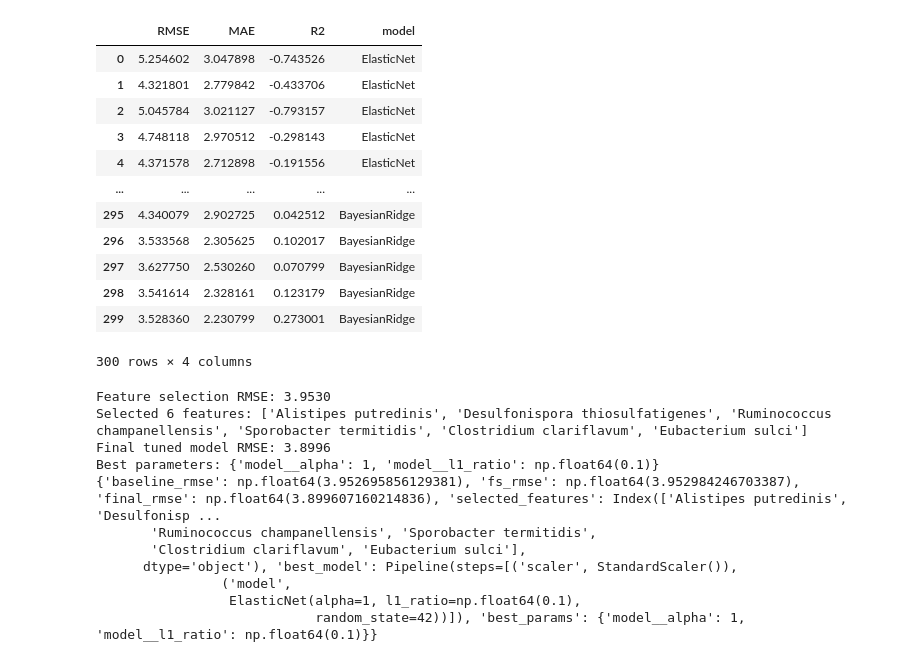
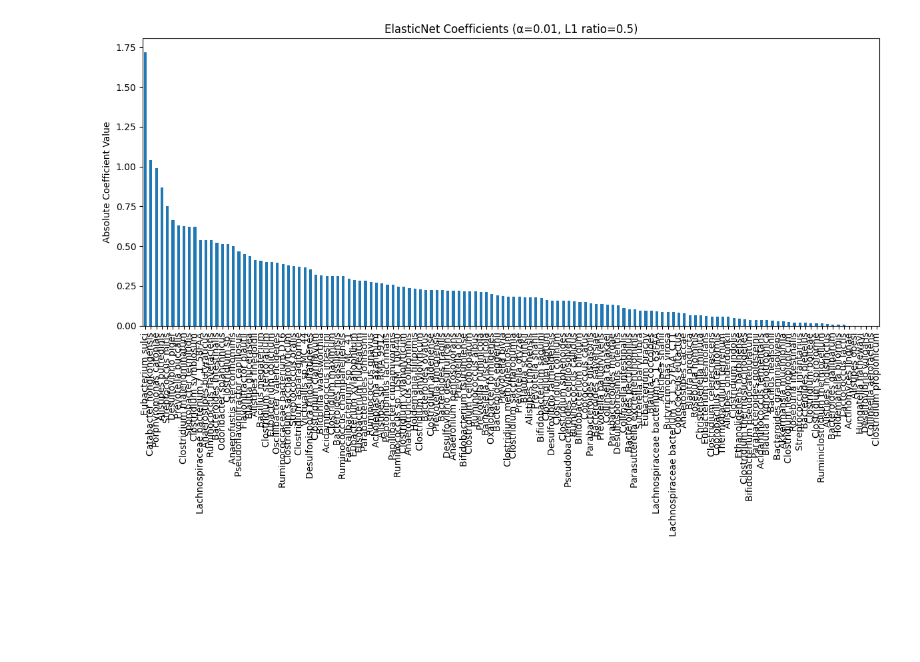
Before and after one commit to capybbarra/MLinCB-Assignment-1, a Jupyter notebook: model_analysis.ipynb, the cells around one changed output. Saved outputs shown, nothing was run; the diff lists cells and outputs as text; code cells hidden in the pictures; blank space fills up the shorter version.

```diff
--- a/model_analysis.ipynb
+++ b/model_analysis.ipynb
@@ -12,4 +12,4 @@ val_data_path = "data/assignment1_val_set.csv"
 X_train, y_train = load_data(dev_data_path)
 X_test, y_test = load_data(val_data_path)
 
-X_train, X_test = scale(X_train, X_test)
+#X_train, X_test = scale(X_train, X_test)
@@ -54,56 +79,5 @@ TypeError: list indices must be integers or slices, not str
-# %%
-combined_eval_df
-# %% [output]
-|  | RMSE | MAE | R2 | model |
-| 0 | 5.254602 | 3.047898 | -0.743526 | ElasticNet |
-| 1 | 4.321801 | 2.779842 | -0.433706 | ElasticNet |
-| 2 | 5.045784 | 3.021127 | -0.793157 | ElasticNet |
-| 3 | 4.748118 | 2.970512 | -0.298143 | ElasticNet |
-| 4 | 4.371578 | 2.712898 | -0.191556 | ElasticNet |
-| ... | ... | ... | ... | ... |
-| 295 | 4.340079 | 2.902725 | 0.042512 | BayesianRidge |
-| 296 | 3.533568 | 2.305625 | 0.102017 | BayesianRidge |
-| 297 | 3.627750 | 2.530260 | 0.070799 | BayesianRidge |
-| 298 | 3.541614 | 2.328161 | 0.123179 | BayesianRidge |
-| 299 | 3.528360 | 2.230799 | 0.273001 | BayesianRidge |
-300 rows × 4 columns
-# %%
-
-# Step 2: Feature selection
-fs_rmse, selected_features, fs_model = func.feature_selection(
-    X_train, y_train, X_test, y_test
-)
-print(f"Feature selection RMSE: {fs_rmse:.4f}")
-print(f"Selected {len(selected_features)} features: {selected_features.tolist()}")
-
-# Step 3: Model tuning
-best_model, best_params = func.tune_model(X_train, y_train, selected_features)
-
-# Evaluate final model on test set
-X_test_selected = X_test[selected_features]
-y_pred = best_model.predict(X_test_selected)
-final_rmse = np.sqrt(func.mean_squared_error(y_test, y_pred))
-
-print(f"Final tuned model RMSE: {final_rmse:.4f}")
-print(f"Best parameters: {best_params}")
-
-print({
-    'baseline_rmse': baseline_rmse,
-    'fs_rmse': fs_rmse,
-    'final_rmse': final_rmse,
-    'selected_features': selected_features,
-    'best_model': best_model,
-    'best_params': best_params
-})
-# %% [output]
-Feature selection RMSE: 3.9530
-Selected 6 features: ['Alistipes putredinis', 'Desulfonispora thiosulfatigenes', 'Ruminococcus champanellensis', 'Sporobacter termitidis', 'Clostridium clariflavum', 'Eubacterium sulci']
-Final tuned model RMSE: 3.8996
-Best parameters: {'model__alpha': 1, 'model__l1_ratio': np.float64(0.1)}
-{'baseline_rmse': np.float64(3.952695856129381), 'fs_rmse': np.float64(3.952984246703387), 'final_rmse': np.float64(3.899607160214836), 'selected_features': Index(['Alistipes putredinis', 'Desulfonisp ...
-       'Ruminococcus champanellensis', 'Sporobacter termitidis',
-       'Clostridium clariflavum', 'Eubacterium sulci'],
-      dtype='object'), 'best_model': Pipeline(steps=[('scaler', StandardScaler()),
-                ('model',
-                 ElasticNet(alpha=1, l1_ratio=np.float64(0.1),
-                            random_state=42))]), 'best_params': {'model__alpha': 1, 'model__l1_ratio': np.float64(0.1)}}
+# %%
+selected_features, coefs = elasticnet_feature_selection(X_train, y_train,
+                       alpha=0.01, l1_ratio=0.5)
+# %% [output]
+[figure, added]
```
Also changed, not shown: parts of 5 cells of this notebook, 5 other files.
